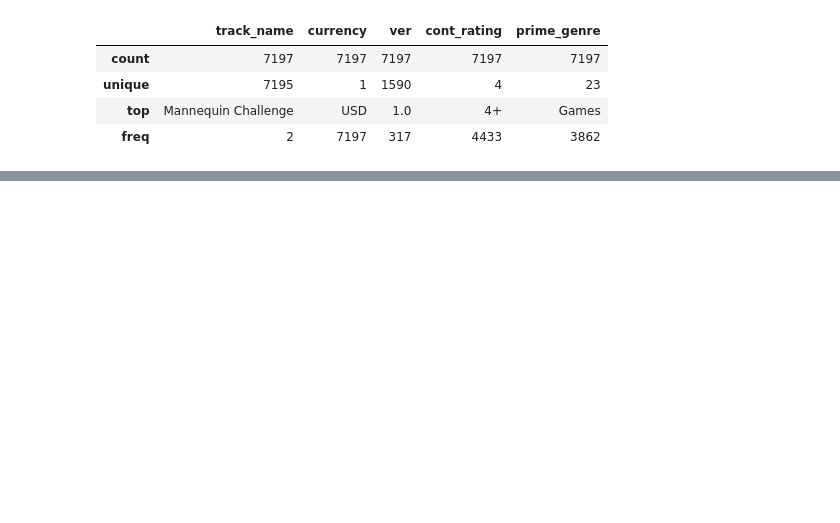
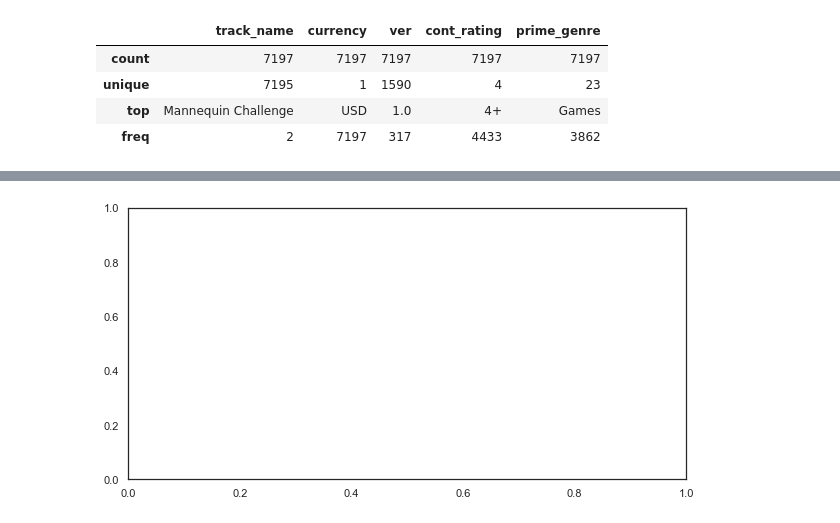
Before and after one commit to noirvin/DS11, a Jupyter notebook: Exploratory Data Analysis.ipynb, the cells around one changed output, grey strips where cells are left out. Cells and saved outputs as stored; diff of their text form; code cells hidden in the pictures; blank space fills up the shorter version.

```diff
--- a/Exploratory Data Analysis.ipynb
+++ b/Exploratory Data Analysis.ipynb
@@ -144,0 +166,4 @@ def _byte_resizer(data):
+# %%
+fig, axs = plt.subplots(figsize=(10, 5))
+# %% [output]
+[figure, added]
```
Also changed, not shown: parts of 26 cells of this notebook.
